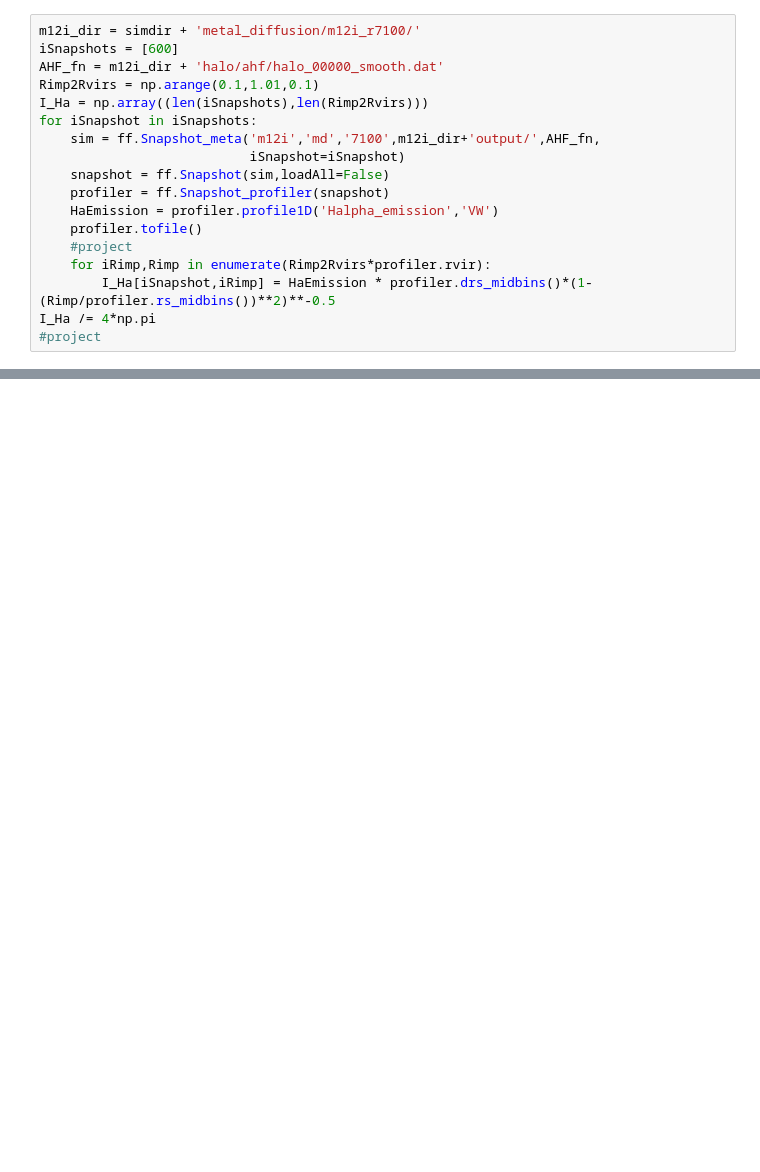
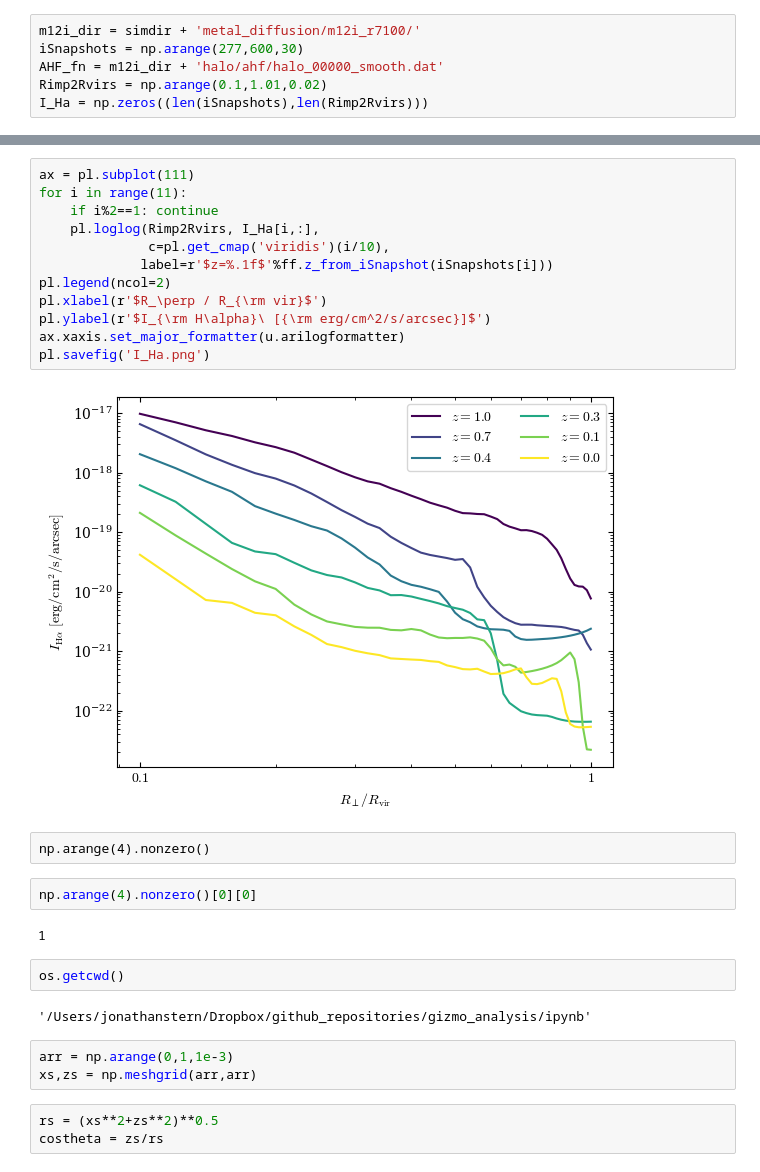
Before and after one commit to JonathanSternAstro/gizmo_analysis, a Jupyter notebook: ipynb/Halpha_emission.ipynb, the cells around one changed output, grey strips where cells are left out. Cells and saved outputs as stored; diff of their text form; blank space fills up the shorter version.

```diff
--- a/ipynb/Halpha_emission.ipynb
+++ b/ipynb/Halpha_emission.ipynb
@@ -12,18 +13,6 @@ f = np.load('/Users/jonathanstern/Dropbox/jonathanmain/CGM/rapidCoolingCGM/pyobj
 # %%
 m12i_dir = simdir + 'metal_diffusion/m12i_r7100/'
-iSnapshots = [600]
+iSnapshots = np.arange(277,600,30)
 AHF_fn = m12i_dir + 'halo/ahf/halo_00000_smooth.dat'
-Rimp2Rvirs = np.arange(0.1,1.01,0.1)
-I_Ha = np.array((len(iSnapshots),len(Rimp2Rvirs)))
-for iSnapshot in iSnapshots:
-    sim = ff.Snapshot_meta('m12i','md','7100',m12i_dir+'output/',AHF_fn,
-                           iSnapshot=iSnapshot)
-    snapshot = ff.Snapshot(sim,loadAll=False)
-    profiler = ff.Snapshot_profiler(snapshot)
-    HaEmission = profiler.profile1D('Halpha_emission','VW')
-    profiler.tofile()
-    #project
-    for iRimp,Rimp in enumerate(Rimp2Rvirs*profiler.rvir):
-        I_Ha[iSnapshot,iRimp] = HaEmission * profiler.drs_midbins()*(1-(Rimp/profiler.rs_midbins())**2)**-0.5
-I_Ha /= 4*np.pi
-#project
+Rimp2Rvirs = np.arange(0.1,1.01,0.02)
+I_Ha = np.zeros((len(iSnapshots),len(Rimp2Rvirs)))
@@ -31,0 +174,30 @@ IndentationError: expected an indented block after 'for' statement on line 2 (92
+# %%
+ax = pl.subplot(111)
+for i in range(11):
+    if i%2==1: continue
+    pl.loglog(Rimp2Rvirs, I_Ha[i,:],
+              c=pl.get_cmap('viridis')(i/10),
+             label=r'$z=%.1f$'%ff.z_from_iSnapshot(iSnapshots[i]))
+pl.legend(ncol=2)
+pl.xlabel(r'$R_\perp / R_{\rm vir}$')
+pl.ylabel(r'$I_{\rm H\alpha}\ [{\rm erg/cm^2/s/arcsec}]$')
+ax.xaxis.set_major_formatter(u.arilogformatter)
+pl.savefig('I_Ha.png')
+# %% [output]
+[figure, added]
+# %% [raw]
+np.arange(4).nonzero()
+# %%
+np.arange(4).nonzero()[0][0]
+# %% [output]
+1
+# %%
+os.getcwd()
+# %% [output]
+'/Users/jonathanstern/Dropbox/github_repositories/gizmo_analysis/ipynb'
+# %%
+arr = np.arange(0,1,1e-3)
+xs,zs = np.meshgrid(arr,arr)
+# %%
+rs = (xs**2+zs**2)**0.5
+costheta = zs/rs
```
Also changed, not shown: parts of 7 cells of this notebook, 1 other file.
